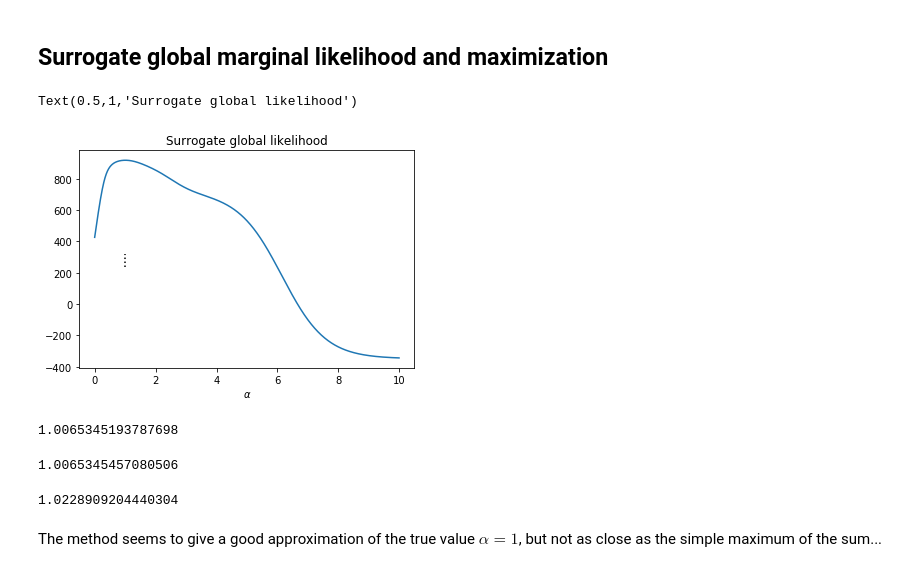
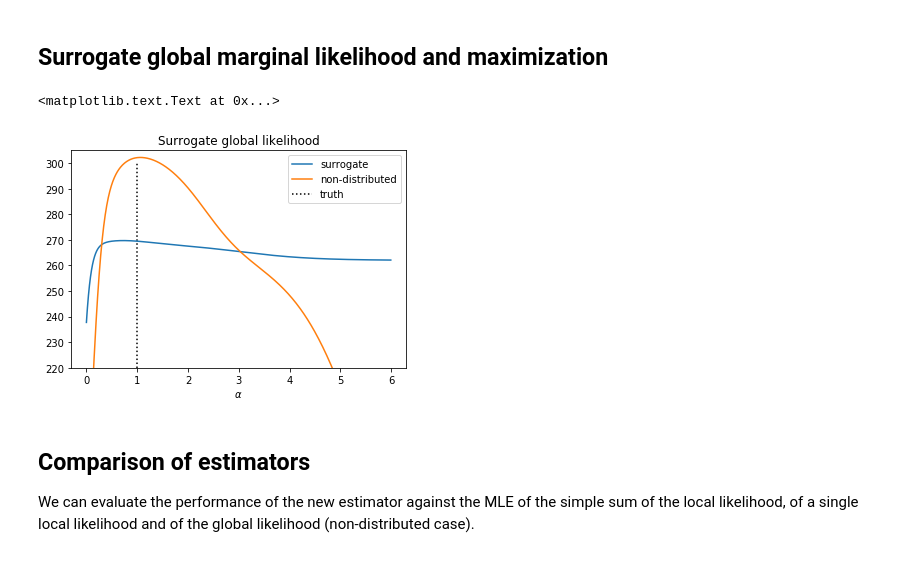
Before and after one commit to JTT94/distributed_posteriors, a Jupyter notebook: notebooks/adaptive_surrogate.ipynb, the cells around one changed output. Saved outputs shown, nothing was run; the diff lists cells and outputs as text; code cells hidden in the pictures.

Commit message:
comparison of the surrogate method

```diff
--- a/notebooks/adaptive_surrogate.ipynb
+++ b/notebooks/adaptive_surrogate.ipynb
@@ -86,3 +93,9 @@ def local_marg_ll(data, j, alpha):
 optim = minimize_scalar(lambda x: -local_marg_ll(data,0,x), bounds=(0.01,5))
 
 alpha_bar = optim.x
+
+# Equivalent for the global likelihood (non-distributed case)
+
+optim = minimize_scalar(lambda x: -global_marg_ll(data,x), bounds=(0.01,5))
+
+alpha_nd = optim.x
@@ -89,12 +120,23 @@ alpha_bar = optim.x
+# %%
+# Derivative function of the local marginals
+
+def deriv_local_marg(data, j, alpha):
+
+    m = data.shape[0]
+
+    l_j = np.sum(np.log(np.arange(1,N+1))
+                 / (1 + sigma**2 *m*np.arange(1,N+1)**(1+2*alpha) / (n * tau)) *
+                 (1 - data[j,:]**2 / (sigma**2 *m/n + tau/np.arange(1,N+1)**(1+2*alpha))))
+
+    return l_j
 # %%
 X = np.arange(0,10,0.01)
-Y = [[local_marg_ll(data,j,x) for x in X] for j in range(5)]
+Y = [[deriv_local_marg(data,j,x) for x in X] for j in range(5)]
 
 plt.figure()
 
 for j in range(5):
     plt.plot(X,Y[j])
-plt.vlines(x=alpha_bar, ymin=240, ymax=320, linestyle="dotted")
 plt.xlabel(r"$\alpha$")
-plt.title("Local marginal likelihood for the first 5 machines")
+plt.title("Derivative of the local marginal likelihood for the first 5 machines")
 # %% [output]
@@ -135,8 +152,8 @@ def surrogate_global(data, alpha):
     m = data.shape[0]
     optim = minimize_scalar(lambda x: -local_marg_ll(data,0,x), bounds=(0.01,5))
     alpha_bar = optim.x
-    compensator = deriv_surrogate_marg(data, 0, alpha_bar)
-    - sum([deriv_surrogate_marg(data, j, alpha_bar) for j in range(m)])/m
+    compensator = deriv_local_marg(data, 0, alpha_bar)
+    - sum([deriv_local_marg(data, j, alpha_bar) for j in range(m)])/m
 
     l = local_marg_ll(data,0,alpha) - alpha*compensator
 
@@ -148,34 +165,25 @@ optim = minimize_scalar(lambda x: -surrogate_global(data,x), bounds=(0.01,5))
 
 alpha_hat = optim.x
 # %%
-X = np.arange(0,10,0.01)
+X = np.arange(0,6,0.01)
 Y = [surrogate_global(data,x,) for x in X]
+Y_nd = [global_marg_ll(data,x)/2.7 for x in X]
 
 plt.figure()
-plt.plot(X,Y)
-plt.vlines(x=alpha_hat, ymin=240, ymax=320, linestyle="dotted")
+plt.plot(X,Y,label="surrogate")
+plt.plot(X,Y_nd,label="non-distributed")
+plt.vlines(x=1, ymin=220, ymax=300, label="truth", linestyle="dotted")
 plt.xlabel(r"$\alpha$")
+plt.ylim(220,305)
+plt.legend()
 plt.title("Surrogate global likelihood")
 # %% [output]
-Text(0.5,1,'Surrogate global likelihood')
+<matplotlib.text.Text at 0x...>
-[figure, old version]
+[figure, new version]
-# %%
-alpha_hat
-# %% [output]
-1.0065345193787698
-# %%
-alpha_bar
-# %% [output]
-1.0065345457080506
-# %%
-optim = minimize_scalar(lambda x: -sum([local_marg_ll(data,j,x) for j in range(m)]), bounds=(0.01,5))
-
-alpha_sum = optim.x
-alpha_sum
-# %% [output]
-1.0228909204440304
-# %% [markdown]
-The method seems to give a good approximation of the true value $\alpha = 1$, but not as close as the simple maximum of the sum...
+# %% [markdown]
+## Comparison of estimators
+
+We can evaluate the performance of the new estimator against the MLE of the simple sum of the local likelihood, of a single local likelihood and of the global likelihood (non-distributed case).
 # %%
 S = 100 # number of simulated signals
 
```
Also changed, not shown: parts of 16 cells of this notebook.
